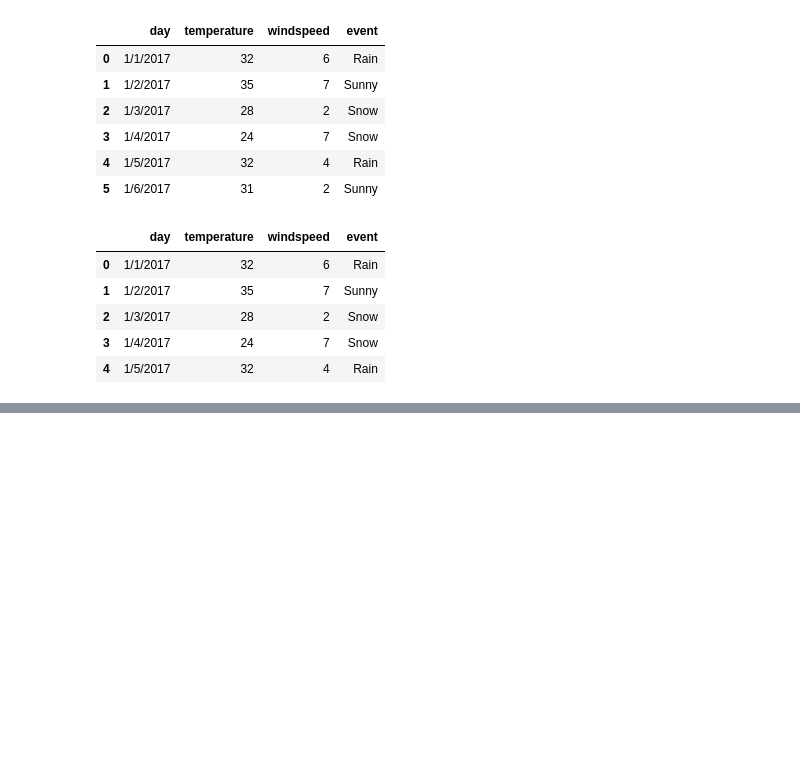
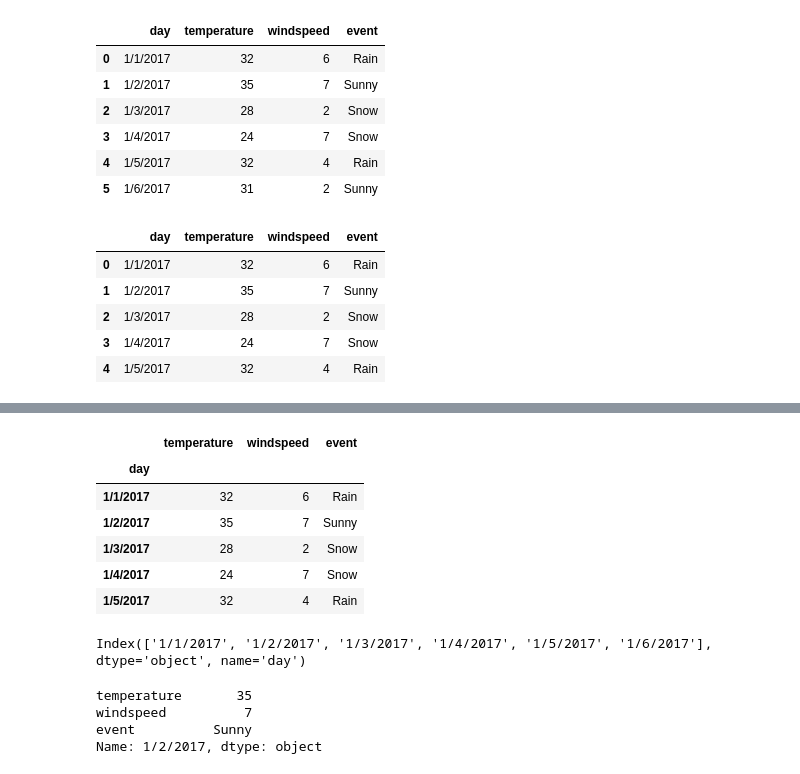
Before and after one commit to induwara20014/python-new, a Jupyter notebook: Pandas library/DataFrame Basics.ipynb, the cells around one changed output, grey strips where cells are left out. Cells and saved outputs as stored; diff of their text form; code cells hidden in the pictures; blank space fills up the shorter version.

```diff
--- a/Pandas library/DataFrame Basics.ipynb
+++ b/Pandas library/DataFrame Basics.ipynb
@@ -40,0 +192,23 @@ df.head(2)
+# %%
+df.set_index('day',inplace=True)
+# %%
+df.head()
+# %% [output]
+|  | temperature | windspeed | event |
+| day |  |  |  |
+| 1/1/2017 | 32 | 6 | Rain |
+| 1/2/2017 | 35 | 7 | Sunny |
+| 1/3/2017 | 28 | 2 | Snow |
+| 1/4/2017 | 24 | 7 | Snow |
+| 1/5/2017 | 32 | 4 | Rain |
+# %%
+df.index
+# %% [output]
+Index(['1/1/2017', '1/2/2017', '1/3/2017', '1/4/2017', '1/5/2017', '1/6/2017'], dtype='object', name='day')
+# %%
+df.loc['1/2/2017']
+# %% [output]
+temperature       35
+windspeed          7
+event          Sunny
+Name: 1/2/2017, dtype: object
```
Also changed, not shown: parts of 28 cells of this notebook.
